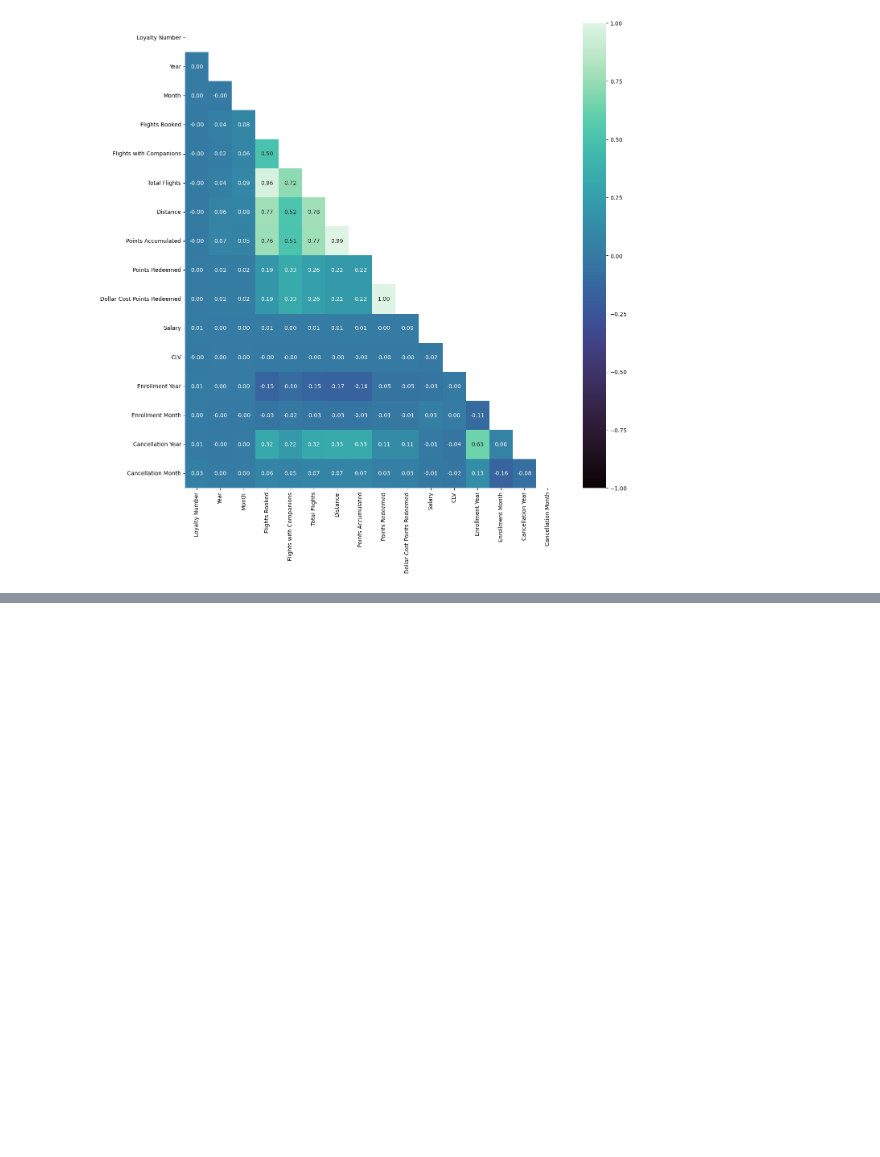
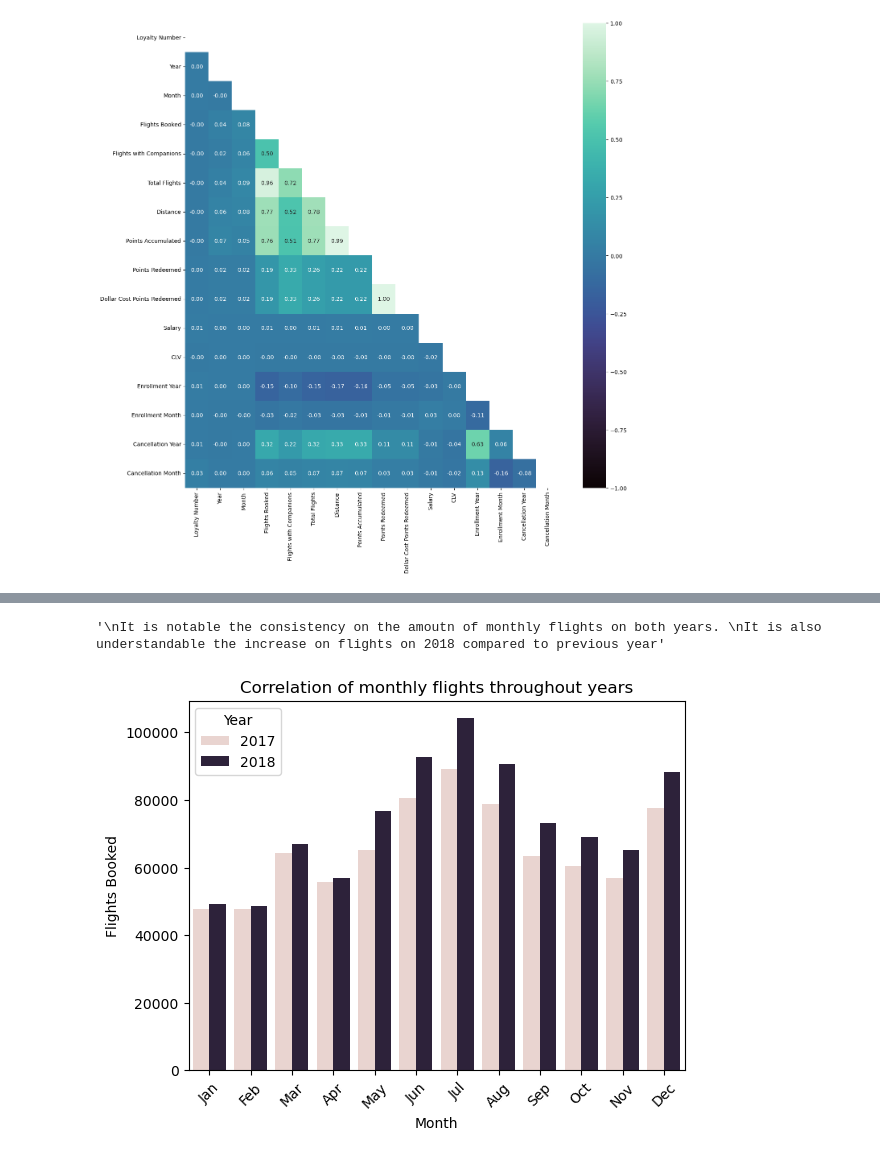
Before and after one commit to Adalab/bda-modulo-3-evaluacion-final-CibiPB, a Jupyter notebook: Notebooks/3. Data Analysis.ipynb, the cells around one changed output, grey strips where cells are left out. Drawn from its saved outputs; the diff is of its cells as text; code cells hidden in the pictures; blank space fills up the shorter version.

```diff
--- a/Notebooks/3. Data Analysis.ipynb
+++ b/Notebooks/3. Data Analysis.ipynb
@@ -51,2 +51,18 @@ sp.num_and_num (df_full,'Flights with Companions', 'Total Flights')
 # %%
 #sns.pairplot( data=df_loyalty)
+# %%
+df_m_y = df_full.groupby(['Year', 'Month'])['Flights Booked'].sum().reset_index() # GROUP BY MONTH AND YEAR, THAN ADD BOOKED
+
+month_names = ['Jan', 'Feb', 'Mar', 'Apr', 'May', 'Jun', 'Jul', 'Aug', 'Sep', 'Oct', 'Nov', 'Dec']
+df_m_y['Month'] = df_m_y['Month'].apply(lambda x: month_names[x - 1]) # REPLACING NUMBERS ON RANGE FOR MONTHS, PROVIDED LIST AND INDEX TO REPLACE
+
+sns.barplot(data=df_m_y, x='Month', y='Flights Booked', hue='Year')
+plt.xticks(rotation=45) # ROTATION TO NOT OVERLAY
+plt.title('Correlation of monthly flights throughout years')
+
+"""
+It is notable the consistency on the amoutn of monthly flights on both years.
+It is also understandable the increase on flights on 2018 compared to previous year"""
+# %% [output]
+'\nIt is notable the consistency on the amoutn of monthly flights on both years. \nIt is also understandable the increase on flights on 2018 compared to previous year'
+[figure, added]
```
Also changed, not shown: parts of 7 cells of this notebook, 1 other file.
